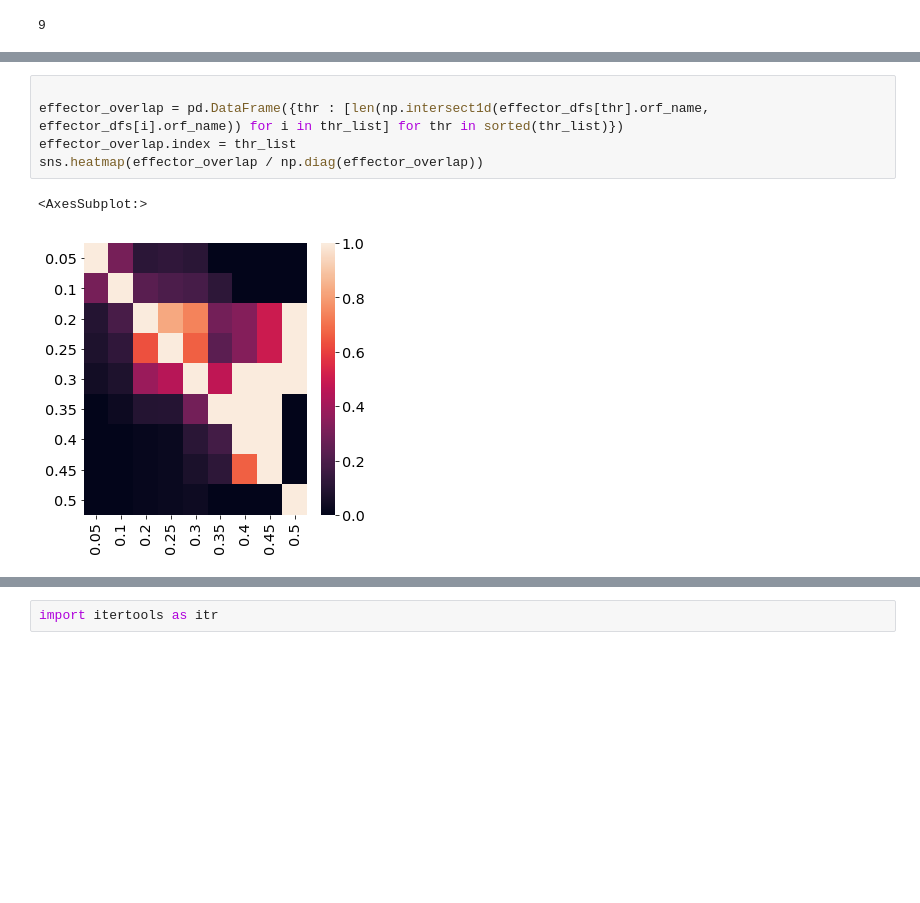
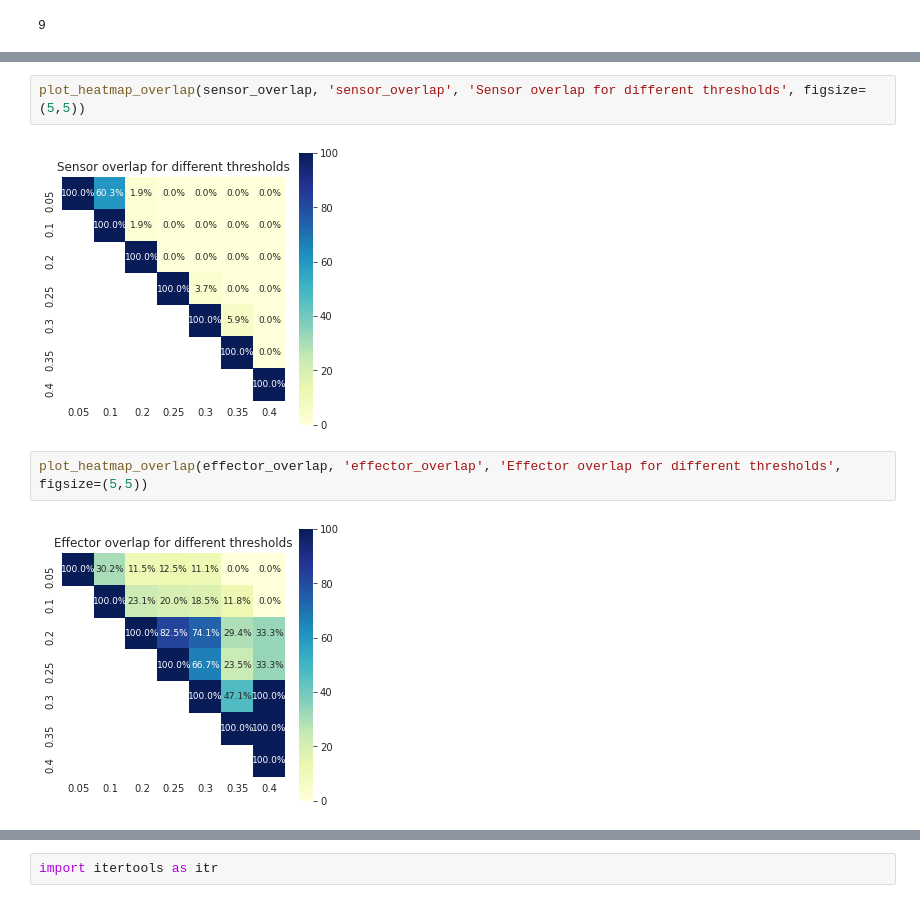
Before and after one commit to oacar/enm_package, a Jupyter notebook: notebooks/7-different-network-sizes.ipynb, the cells around one changed output, grey strips where cells are left out. Cells and saved outputs as stored; diff of their text form; blank space fills up the shorter version.

```diff
--- a/notebooks/7-different-network-sizes.ipynb
+++ b/notebooks/7-different-network-sizes.ipynb
@@ -117,8 +151,8 @@ sns.heatmap(sensor_overlap / np.diag(sensor_overlap))
-# %%
-
-effector_overlap = pd.DataFrame({thr : [len(np.intersect1d(effector_dfs[thr].orf_name, effector_dfs[i].orf_name)) for i in thr_list] for thr in sorted(thr_list)})
-effector_overlap.index = thr_list
-sns.heatmap(effector_overlap / np.diag(effector_overlap))
-# %% [output]
-<AxesSubplot:>
-[figure, removed]
+# %%
+plot_heatmap_overlap(sensor_overlap, 'sensor_overlap', 'Sensor overlap for different thresholds', figsize=(5,5))
+# %% [output]
+[figure, added]
+# %%
+plot_heatmap_overlap(effector_overlap, 'effector_overlap', 'Effector overlap for different thresholds', figsize=(5,5))
+# %% [output]
+[figure, added]
```
Also changed, not shown: parts of 34 cells of this notebook, 1 other file.
